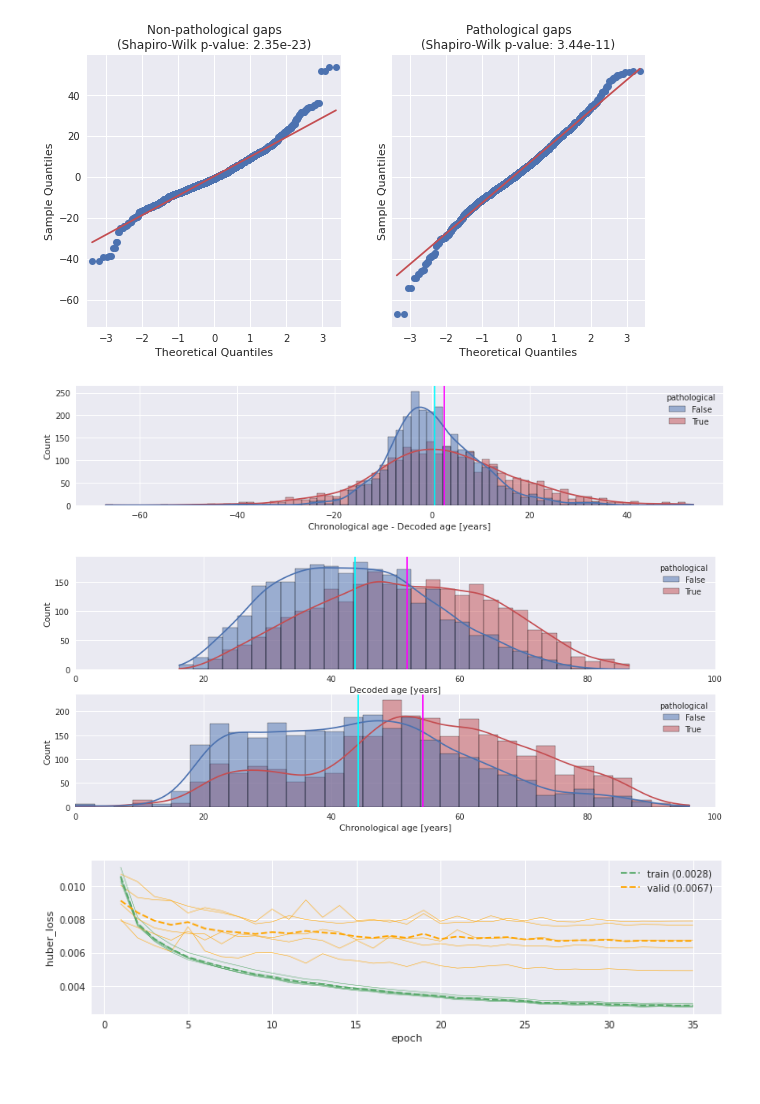
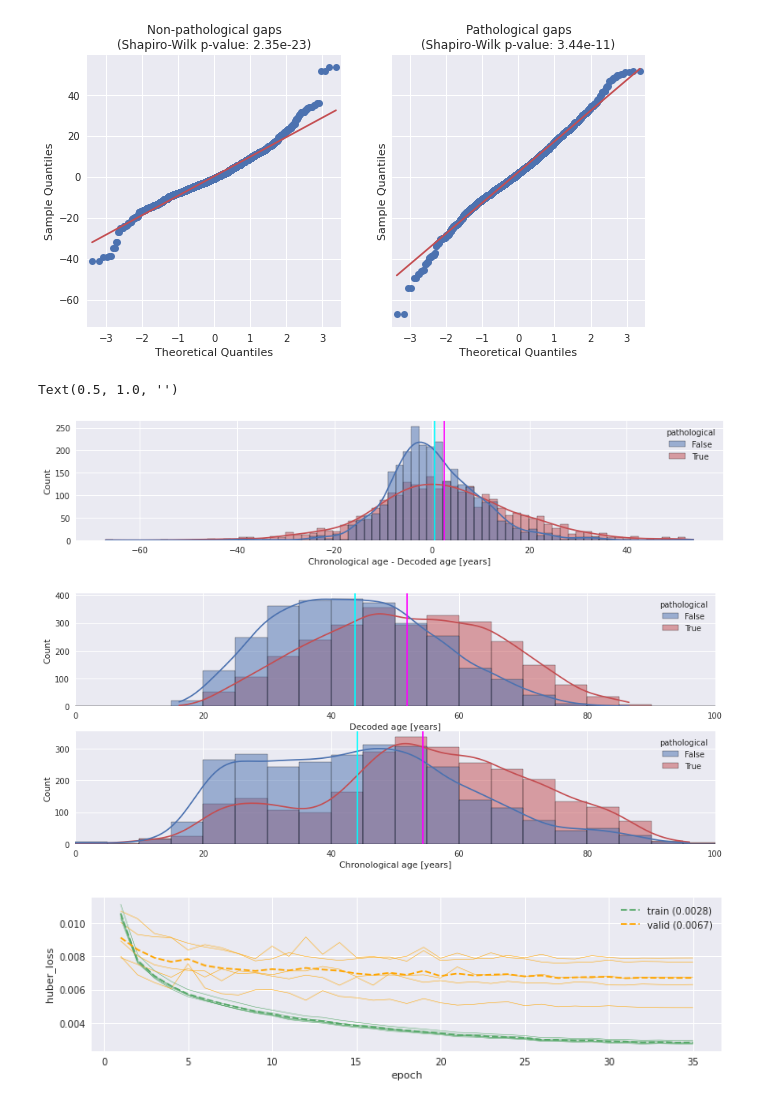
Before and after one commit to gemeinl/eeg-brain-age, a Jupyter notebook: post_hoc_analysis.ipynb, the cells around one changed output. Cells and saved outputs as stored; diff of their text form; code cells hidden in the pictures; blank space fills up the shorter version.

```diff
--- a/post_hoc_analysis.ipynb
+++ b/post_hoc_analysis.ipynb
@@ -472,28 +513,29 @@ fig.savefig('/home/jovyan/QQPlot_Shapiro_Wilk.jpg', bbox_inches='tight')
 ax = plot_age_gap_hist(df)
 ax.get_figure().tight_layout()
 ax.set_title('')
-ax.get_figure().savefig('/home/jovyan/age_gap.png', dpi=300, bbox_inches='tight')
+#ax.get_figure().savefig('/home/jovyan/age_gap.png', dpi=300, bbox_inches='tight')
 # %% [output]
+Text(0.5, 1.0, '')
 [figure]
 # %%
 fig, ax_arr = plt.subplots(2, 1, figsize=(12,5))
 fig.tight_layout()
 ax = ax_arr[0]
-ax = sns.histplot(data=df, x='y_pred', hue='pathological', ax=ax, kde=True, palette=['b', 'r'])
+ax = sns.histplot(data=df, x='y_pred', hue='pathological', ax=ax, kde=True, palette=['b', 'r'], bins=np.linspace(0, 100, 21))
 ax.axvline(df[~df.pathological].y_pred.mean(), c='cyan')
 ax.axvline(df[df.pathological].y_pred.mean(), c='magenta')
 ax.set_xlim(0, 100)
 ax.set_xlabel('Decoded age [years]')
 
 ax = ax_arr[1]
-ax = sns.histplot(data=df, hue='pathological', x='y_true', ax=ax, kde=True, palette=['b', 'r'])
+ax = sns.histplot(data=df, hue='pathological', x='y_true', ax=ax, kde=True, palette=['b', 'r'], bins=np.linspace(0, 100, 21))
 ax.axvline(df[~df.pathological].y_true.mean(), c='cyan')
 ax.axvline(df[df.pathological].y_true.mean(), c='magenta')
 ax.set_xlim(0, 100)
 ax.set_xlabel('Chronological age [years]')
-ax.get_figure().savefig('/home/jovyan/age_pred_hist.png', dpi=300, bbox_inches='tight')
+# ax.get_figure().savefig('/home/jovyan/age_pred_hist.png', dpi=300, bbox_inches='tight')
 # %% [output]
-[figure, old version]
+[figure, new version]
 # %%
 histories = [pd.read_csv(f'/home/jovyan/new_full_runs/{exp}/history.csv', index_col=0) for exp in df.exp.unique()]
 # %%
```
Also changed, not shown: parts of 32 cells of this notebook, 5 other files.
